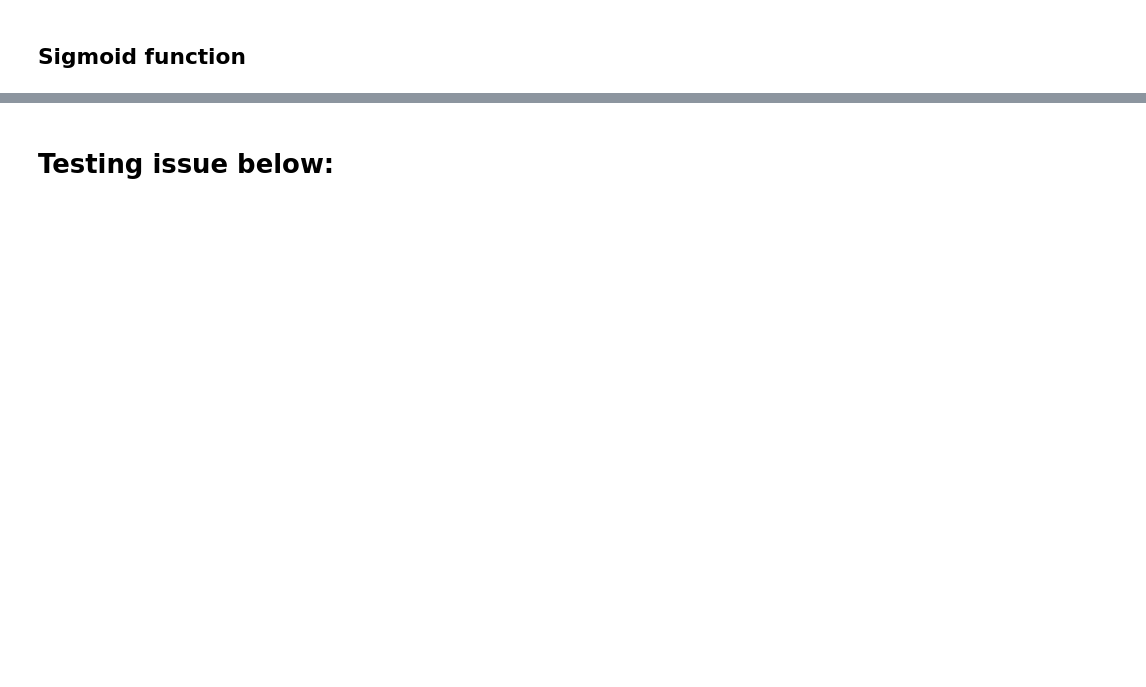
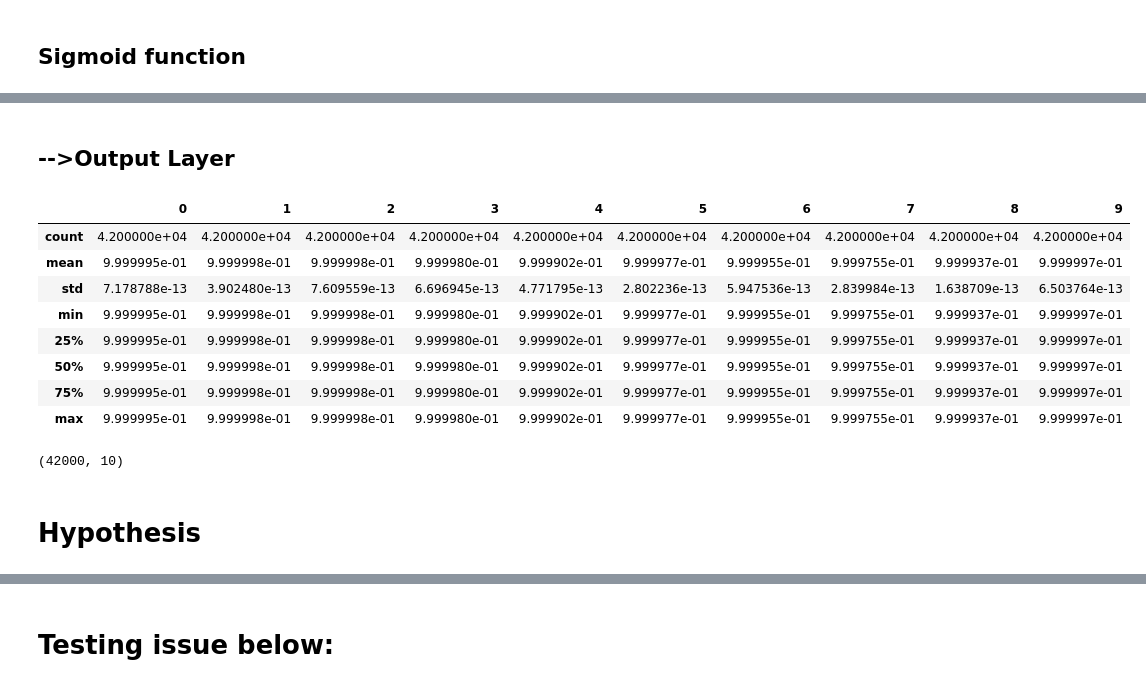
Before and after one commit to manojbuddha/Digit-Recognition-using-Neural-Network, a Jupyter notebook: Digit Recognizer.ipynb, the cells around one changed output, grey strips where cells are left out. Drawn from its saved outputs; the diff is of its cells as text; code cells hidden in the pictures; blank space fills up the shorter version.

```diff
--- a/Digit Recognizer.ipynb
+++ b/Digit Recognizer.ipynb
@@ -152,0 +198,3 @@ sigmoid(inp_layer).shape
+# %%
+bias2 = np.ones((1,a2.shape[0]) , dtype= 'int64')
+bias2.shape
@@ -152,0 +203,5 @@ sigmoid(inp_layer).shape
+# %%
+a2=np.insert(a2,0,bias2,axis=1)
+theta2 = np.random.rand(10,a2.shape[1])
+print("The shape of a2 after adding bias is: "+str(a2.shape))
+print("The shape theta2 is: "+str(theta2.shape))
@@ -152,0 +211,3 @@ sigmoid(inp_layer).shape
+# %%
+out_layer=np.dot(a2,np.transpose(theta2))
+out_layer.shape
@@ -152,0 +231,20 @@ sigmoid(inp_layer).shape
+# %% [markdown]
+## -->Output Layer
+# %%
+a3=sigmoid(out_layer)
+# %%
+pd.DataFrame(a3).describe()
+# %% [output]
+|  | 0 | 1 | 2 | 3 | 4 | 5 | 6 | 7 | 8 | 9 |
+| count | 4.200000e+04 | 4.200000e+04 | 4.200000e+04 | 4.200000e+04 | 4.200000e+04 | 4.200000e+04 | 4.200000e+04 | 4.200000e+04 | 4.200000e+04 | 4.200000e+04 |
+| mean | 9.999995e-01 | 9.999998e-01 | 9.999998e-01 | 9.999980e-01 | 9.999902e-01 | 9.999977e-01 | 9.999955e-01 | 9.999755e-01 | 9.999937e-01 | 9.999997e-01 |
+| std | 7.178788e-13 | 3.902480e-13 | 7.609559e-13 | 6.696945e-13 | 4.771795e-13 | 2.802236e-13 | 5.947536e-13 | 2.839984e-13 | 1.638709e-13 | 6.503764e-13 |
+| min | 9.999995e-01 | 9.999998e-01 | 9.999998e-01 | 9.999980e-01 | 9.999902e-01 | 9.999977e-01 | 9.999955e-01 | 9.999755e-01 | 9.999937e-01 | 9.999997e-01 |
+| 25% | 9.999995e-01 | 9.999998e-01 | 9.999998e-01 | 9.999980e-01 | 9.999902e-01 | 9.999977e-01 | 9.999955e-01 | 9.999755e-01 | 9.999937e-01 | 9.999997e-01 |
+| 50% | 9.999995e-01 | 9.999998e-01 | 9.999998e-01 | 9.999980e-01 | 9.999902e-01 | 9.999977e-01 | 9.999955e-01 | 9.999755e-01 | 9.999937e-01 | 9.999997e-01 |
+| 75% | 9.999995e-01 | 9.999998e-01 | 9.999998e-01 | 9.999980e-01 | 9.999902e-01 | 9.999977e-01 | 9.999955e-01 | 9.999755e-01 | 9.999937e-01 | 9.999997e-01 |
+| max | 9.999995e-01 | 9.999998e-01 | 9.999998e-01 | 9.999980e-01 | 9.999902e-01 | 9.999977e-01 | 9.999955e-01 | 9.999755e-01 | 9.999937e-01 | 9.999997e-01 |
+# %%
+a3.shape
+# %% [output]
+(42000, 10)
@@ -152,0 +256,2 @@ sigmoid(inp_layer).shape
+# %% [markdown]
+# Hypothesis
```
Also changed, not shown: parts of 49 cells of this notebook.
